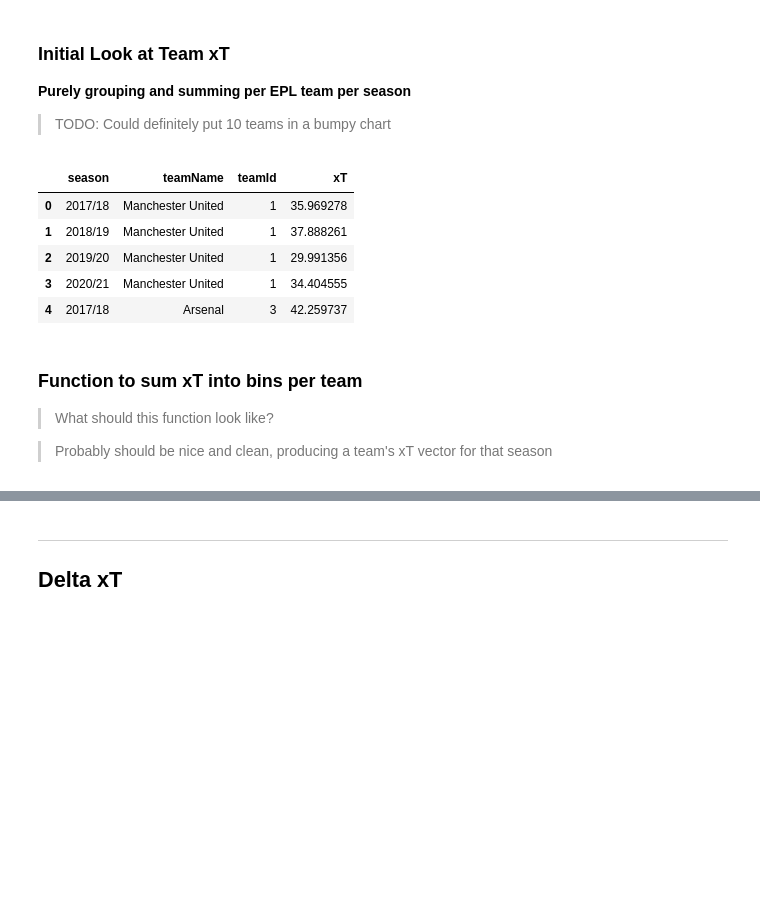
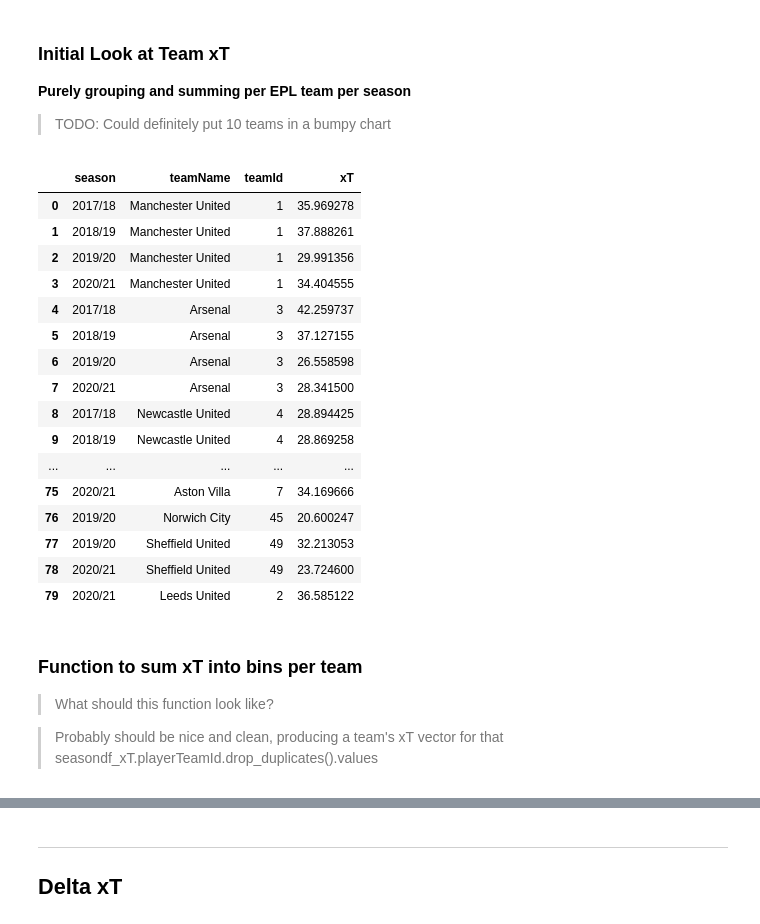
Before and after one commit to christiangilson/MSc-Applied-Statistics-Project-Code, a Jupyter notebook: Applications/xT/Delta xT.ipynb, the cells around one changed output, grey strips where cells are left out. Drawn from its saved outputs; the diff is of its cells as text; code cells hidden in the pictures; blank space fills up the shorter version.

```diff
--- a/Applications/xT/Delta xT.ipynb
+++ b/Applications/xT/Delta xT.ipynb
@@ -153,22 +165,33 @@ df_xT.groupby(['season','playerTeamId']).agg({'x1_m':'count'}).reset_index()\
 # %%
 df_team_xT_total = df_xT.groupby(['competition','season','playerTeamId'])\
                     .agg({'xT':np.sum})\
                     .reset_index()\
                     .merge(df_epl_teams, left_on=['playerTeamId'], right_on=['teamId'])\
                     .drop(columns=['playerTeamId'])\
                     [['season','teamName','teamId','xT']]
 
-df_team_xT_total.head()
+df_team_xT_total
 # %% [output]
 |  | season | teamName | teamId | xT |
 | 0 | 2017/18 | Manchester United | 1 | 35.969278 |
 | 1 | 2018/19 | Manchester United | 1 | 37.888261 |
 | 2 | 2019/20 | Manchester United | 1 | 29.991356 |
 | 3 | 2020/21 | Manchester United | 1 | 34.404555 |
 | 4 | 2017/18 | Arsenal | 3 | 42.259737 |
+| 5 | 2018/19 | Arsenal | 3 | 37.127155 |
+| 6 | 2019/20 | Arsenal | 3 | 26.558598 |
+| 7 | 2020/21 | Arsenal | 3 | 28.341500 |
+| 8 | 2017/18 | Newcastle United | 4 | 28.894425 |
+| 9 | 2018/19 | Newcastle United | 4 | 28.869258 |
+| ... | ... | ... | ... | ... |
+| 75 | 2020/21 | Aston Villa | 7 | 34.169666 |
+| 76 | 2019/20 | Norwich City | 45 | 20.600247 |
+| 77 | 2019/20 | Sheffield United | 49 | 32.213053 |
+| 78 | 2020/21 | Sheffield United | 49 | 23.724600 |
+| 79 | 2020/21 | Leeds United | 2 | 36.585122 |
 # %% [markdown]
 ### **Function to sum xT into bins per team**
 
 > What should this function look like?
 
-> Probably should be nice and clean, producing a team's xT vector for that season
+> Probably should be nice and clean, producing a team's xT vector for that seasondf_xT.playerTeamId.drop_duplicates().values
```
Also changed, not shown: parts of 15 cells of this notebook.
